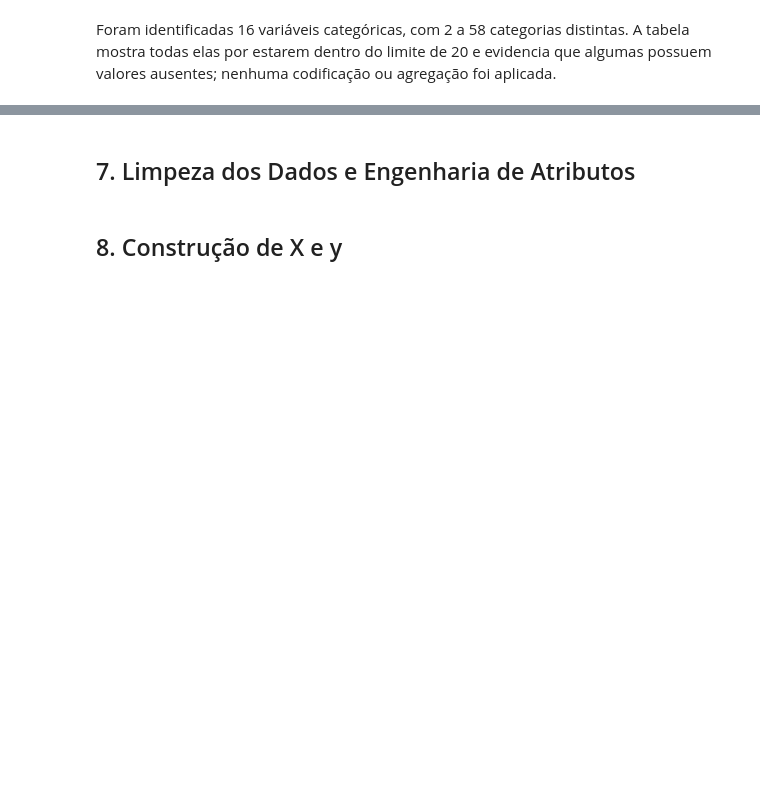
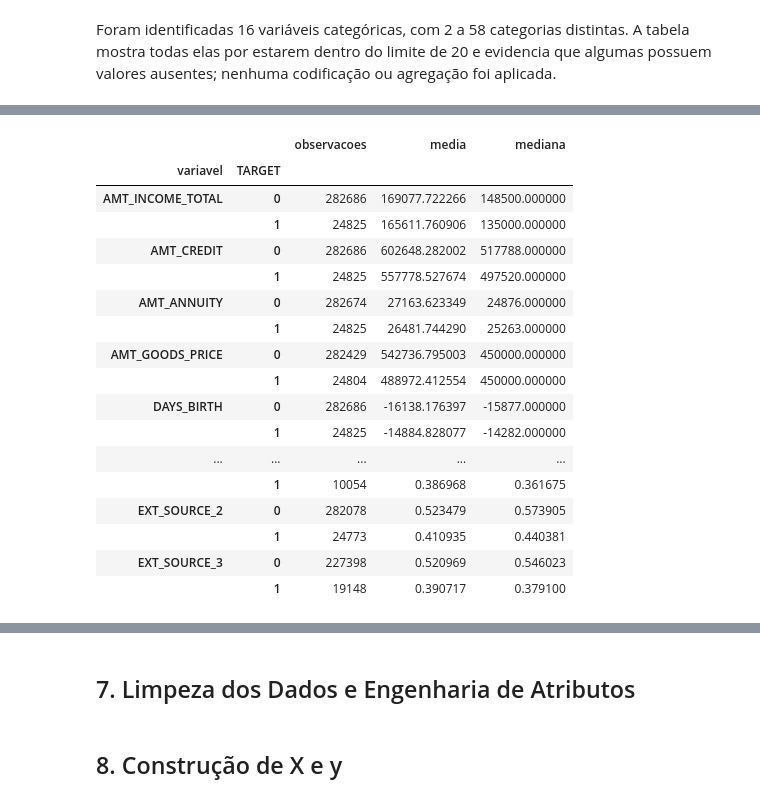
Before and after one commit to viniciusrodriguesai/credit-risk-classification, a Jupyter notebook: notebooks/credit_risk_classification.ipynb, the cells around one changed output, grey strips where cells are left out. Cells and saved outputs as stored; diff of their text form; code cells hidden in the pictures; blank space fills up the shorter version.

```diff
--- a/notebooks/credit_risk_classification.ipynb
+++ b/notebooks/credit_risk_classification.ipynb
@@ -461,0 +599,56 @@ Foram identificadas 16 variáveis categóricas, com 2 a 58 categorias distintas.
+# %%
+comparison_columns = [
+    'AMT_INCOME_TOTAL',
+    'AMT_CREDIT',
+    'AMT_ANNUITY',
+    'AMT_GOODS_PRICE',
+    'DAYS_BIRTH',
+    'DAYS_EMPLOYED',
+    'EXT_SOURCE_1',
+    'EXT_SOURCE_2',
+    'EXT_SOURCE_3',
+]
+available_comparison = [
+    column
+    for column in comparison_columns
+    if column in application.columns
+]
+
+comparison_rows = []
+for column in available_comparison:
+    grouped = application.groupby('TARGET')[column]
+    for target_value in [0, 1]:
+        series = grouped.get_group(target_value)
+        comparison_rows.append({
+            'variavel': column,
+            'TARGET': target_value,
+            'observacoes': int(series.notna().sum()),
+            'media': series.mean(),
+            'mediana': series.median(),
+        })
+
+comparison_summary = (
+    pd.DataFrame(comparison_rows)
+    .set_index(['variavel', 'TARGET'])
+)
+
+display(comparison_summary)
+# %% [output]
+|  |  | observacoes | media | mediana |
+| variavel | TARGET |  |  |  |
+| AMT_INCOME_TOTAL | 0 | 282686 | 169077.722266 | 148500.000000 |
+|  | 1 | 24825 | 165611.760906 | 135000.000000 |
+| AMT_CREDIT | 0 | 282686 | 602648.282002 | 517788.000000 |
+|  | 1 | 24825 | 557778.527674 | 497520.000000 |
+| AMT_ANNUITY | 0 | 282674 | 27163.623349 | 24876.000000 |
+|  | 1 | 24825 | 26481.744290 | 25263.000000 |
+| AMT_GOODS_PRICE | 0 | 282429 | 542736.795003 | 450000.000000 |
+|  | 1 | 24804 | 488972.412554 | 450000.000000 |
+| DAYS_BIRTH | 0 | 282686 | -16138.176397 | -15877.000000 |
+|  | 1 | 24825 | -14884.828077 | -14282.000000 |
+| ... | ... | ... | ... | ... |
+|  | 1 | 10054 | 0.386968 | 0.361675 |
+| EXT_SOURCE_2 | 0 | 282078 | 0.523479 | 0.573905 |
+|  | 1 | 24773 | 0.410935 | 0.440381 |
+| EXT_SOURCE_3 | 0 | 227398 | 0.520969 | 0.546023 |
+|  | 1 | 19148 | 0.390717 | 0.379100 |
```
Also changed, not shown: parts of 16 cells of this notebook, 5 other files.
